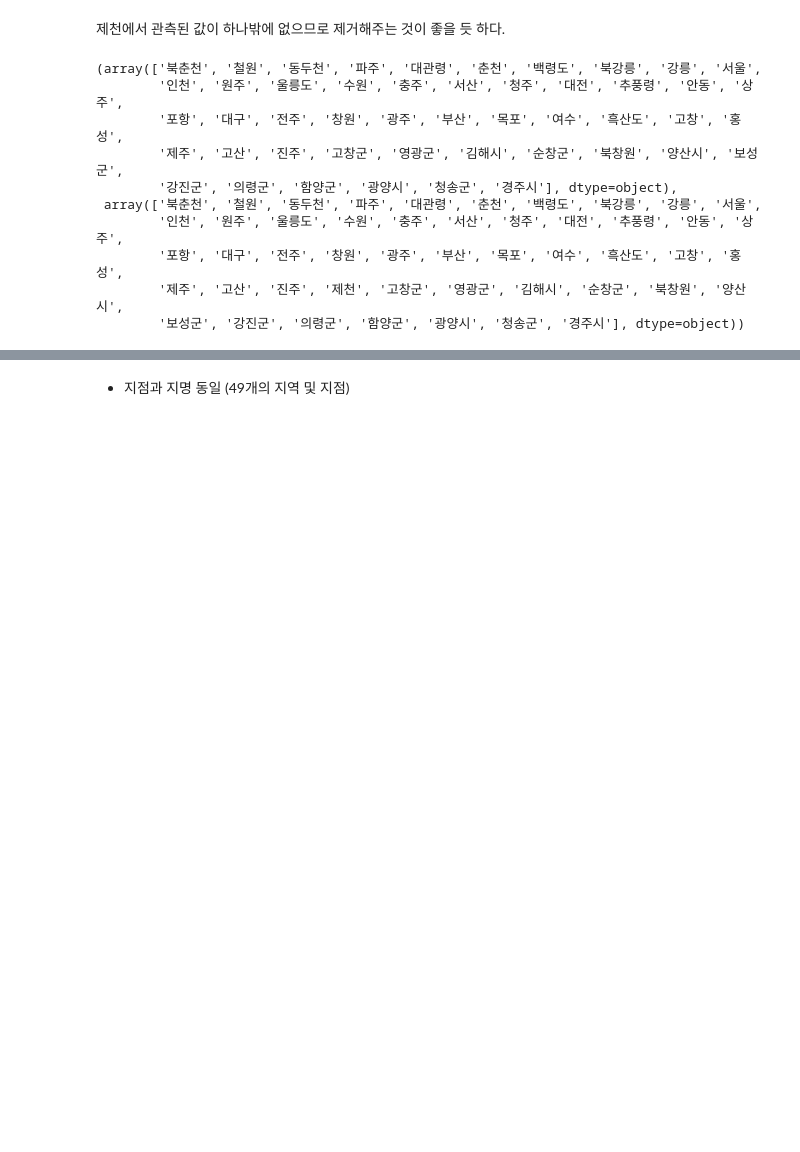
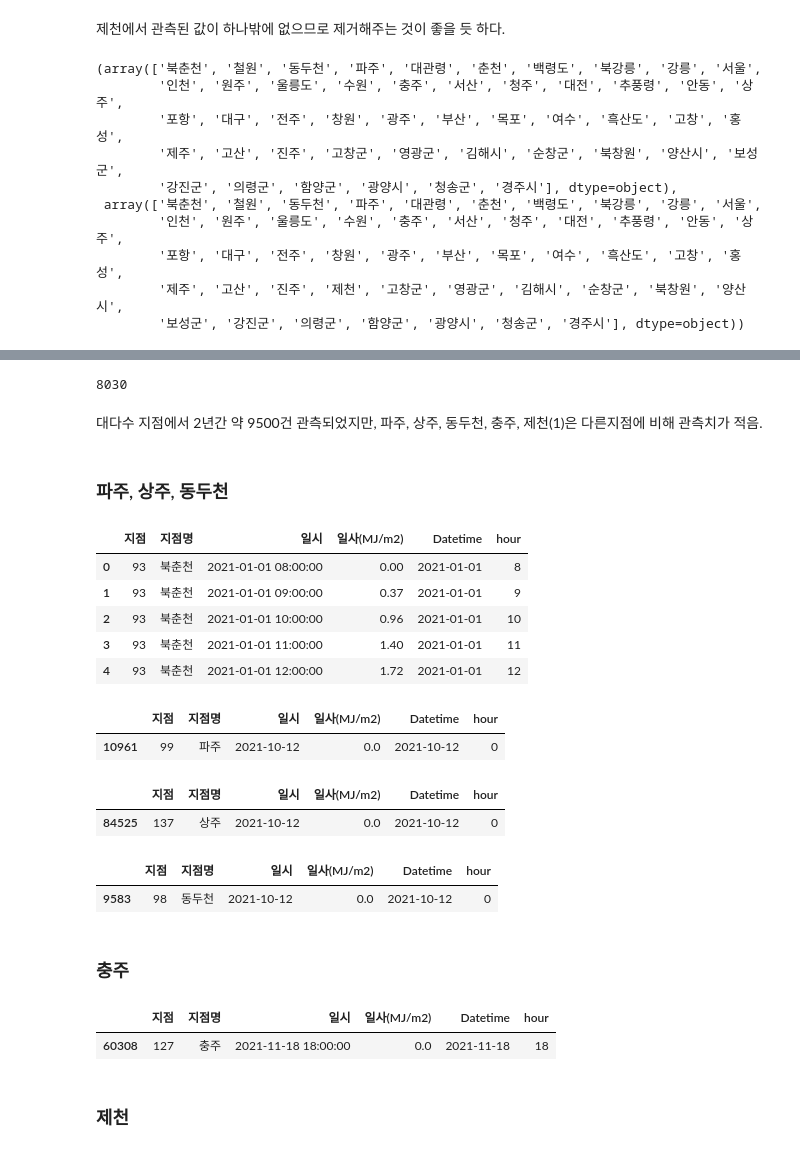
Before and after one commit to pinkocto/noteda, a Jupyter notebook: posts/2023-03-29-data0.ipynb, the cells around one changed output, grey strips where cells are left out. Drawn from its saved outputs; the diff is of its cells as text; code cells hidden in the pictures; blank space fills up the shorter version.

```diff
--- a/posts/2023-03-29-data0.ipynb
+++ b/posts/2023-03-29-data0.ipynb
@@ -185,3 +176,42 @@ pd.DataFrame(df1['지점명'].value_counts())
 | 제천 | 1 |
-# %% [markdown]
-- 지점과 지명 동일 (49개의 지역 및 지점)
+# %%
+365*2*11 # 11시간관측을 기준으로 했을 때 지점당 관측치 개수..
+# %% [output]
+8030
+# %% [markdown]
+대다수 지점에서 2년간 약 9500건 관측되었지만, 파주, 상주, 동두천, 충주, 제천(1)은 다른지점에 비해 관측치가 적음.
+# %% [markdown]
+### 파주, 상주, 동두천
+# %%
+df_raw.head() ## 북춘천
+# %% [output]
+|  | 지점 | 지점명 | 일시 | 일사(MJ/m2) | Datetime | hour |
+| 0 | 93 | 북춘천 | 2021-01-01 08:00:00 | 0.00 | 2021-01-01 | 8 |
+| 1 | 93 | 북춘천 | 2021-01-01 09:00:00 | 0.37 | 2021-01-01 | 9 |
+| 2 | 93 | 북춘천 | 2021-01-01 10:00:00 | 0.96 | 2021-01-01 | 10 |
+| 3 | 93 | 북춘천 | 2021-01-01 11:00:00 | 1.40 | 2021-01-01 | 11 |
+| 4 | 93 | 북춘천 | 2021-01-01 12:00:00 | 1.72 | 2021-01-01 | 12 |
+# %%
+df_raw[df_raw['지점명']=='파주'].iloc[[0]]
+# %% [output]
+|  | 지점 | 지점명 | 일시 | 일사(MJ/m2) | Datetime | hour |
+| 10961 | 99 | 파주 | 2021-10-12 | 0.0 | 2021-10-12 | 0 |
+# %%
+df_raw[df_raw['지점명']=='상주'].iloc[[0]]
+# %% [output]
+|  | 지점 | 지점명 | 일시 | 일사(MJ/m2) | Datetime | hour |
+| 84525 | 137 | 상주 | 2021-10-12 | 0.0 | 2021-10-12 | 0 |
+# %%
+df_raw[df_raw['지점명']=='동두천'].iloc[[0]]
+# %% [output]
+|  | 지점 | 지점명 | 일시 | 일사(MJ/m2) | Datetime | hour |
+| 9583 | 98 | 동두천 | 2021-10-12 | 0.0 | 2021-10-12 | 0 |
+# %% [markdown]
+### 충주
+# %%
+df_raw[df_raw['지점명']=='충주'].iloc[[0]]
+# %% [output]
+|  | 지점 | 지점명 | 일시 | 일사(MJ/m2) | Datetime | hour |
+| 60308 | 127 | 충주 | 2021-11-18 18:00:00 | 0.0 | 2021-11-18 | 18 |
+# %% [markdown]
+### 제천
```
Also changed, not shown: parts of 41 cells of this notebook, 5 other files.
